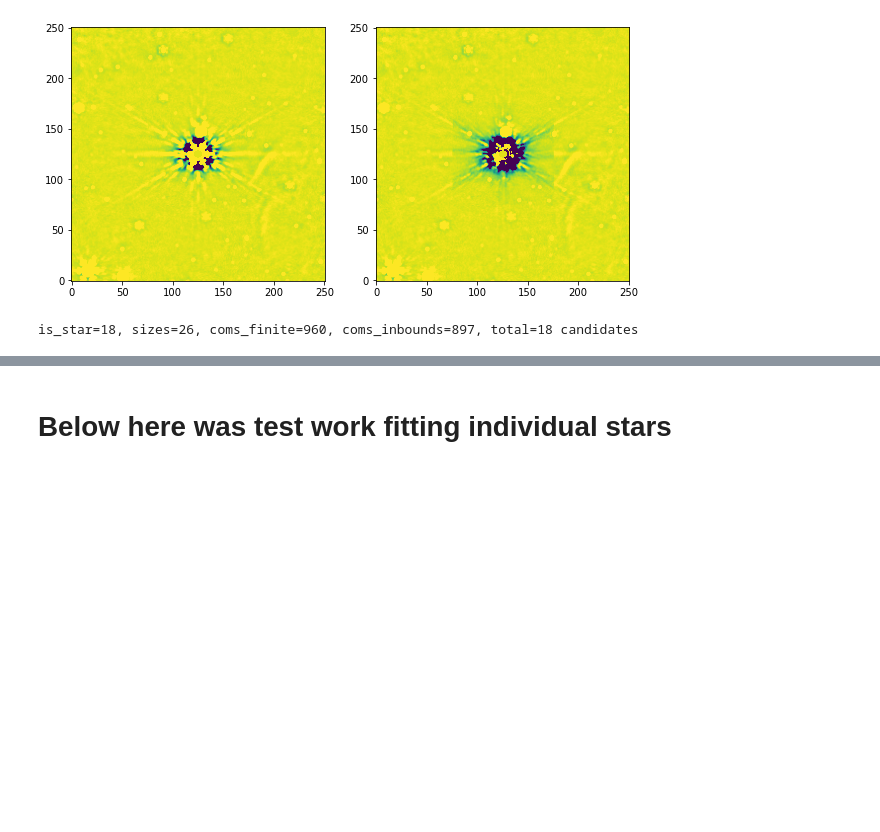
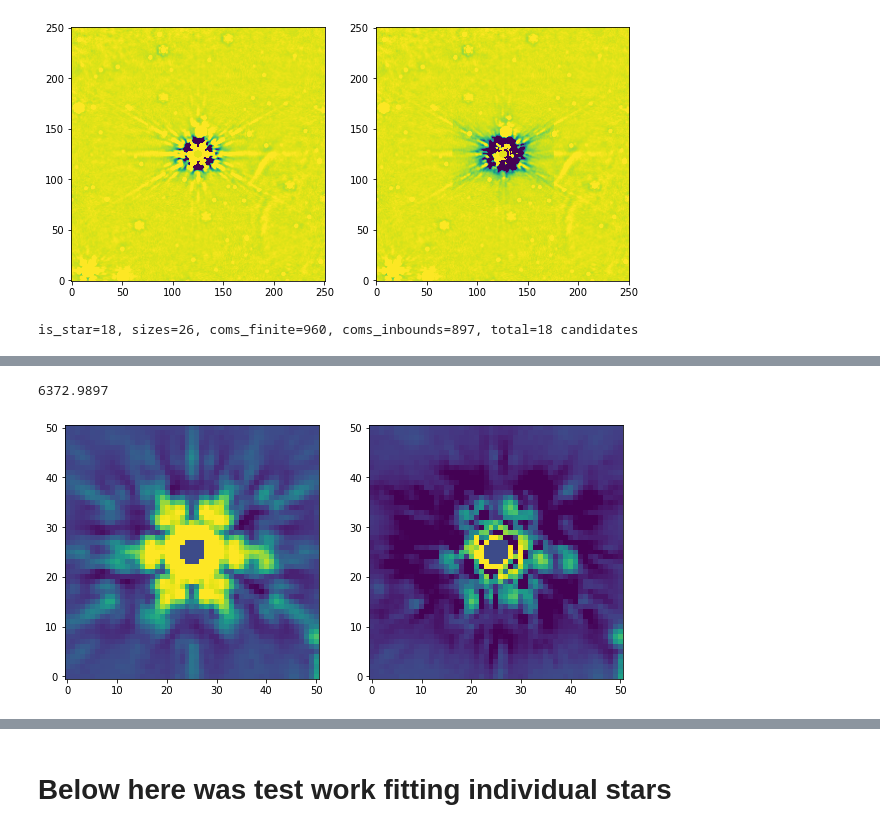
Before and after one commit to keflavich/JW0731_Carina, a Jupyter notebook: FitSaturatedStars.ipynb, the cells around one changed output, grey strips where cells are left out. Drawn from its saved outputs; the diff is of its cells as text; code cells hidden in the pictures; blank space fills up the shorter version.

```diff
--- a/FitSaturatedStars.ipynb
+++ b/FitSaturatedStars.ipynb
@@ -354,9 +357,9 @@ pl.subplot(1,2,2).imshow(resid[slc]*msk, origin='lower', norm=norm)
 # %%
-phot = BasicPSFPhotometry(finder=finder_maker(min_size=0, max_size=30),
+phot = BasicPSFPhotometry(finder=finder_maker(min_size=0, max_size=30, min_flux=1000),
                           group_maker=daogroup,
                           bkg_estimator=None, # must be none or it un-saturates pixels
                           psf_model=grid,
                           fitter=LevMarLSQFitter(),
                           fitshape=51,
                           aperture_radius=5*fwhm_pix)
-fourth_brightest_result = phot(third_brightest_resid, mask=data==0, )
+fourth_brightest_result = phot(third_brightest_resid, mask=ndimage.binary_dilation(data==0), )
@@ -382,10 +393,13 @@ data[slc][ndimage.binary_dilation(data[slc]==0, iterations=3)].sum()
 # %%
-star = fourth_brightest_stars[251]
+star = fourth_brightest_stars[15]
 
 pl.figure(figsize=(10,5))
 slc = star.slices
-norm = simple_norm(data[slc], stretch='asinh', max_percent=99.5, min_percent=0.01)
+norm = simple_norm(data[slc], stretch='asinh', max_percent=95., min_percent=0.01)
 msk = data[slc] != 0
 pl.subplot(1,2,1).imshow(data[slc]*msk, origin='lower', norm=norm)
 pl.subplot(1,2,2).imshow(resid[slc]*msk, origin='lower', norm=norm)
 data[slc][ndimage.binary_dilation(data[slc]==0, iterations=3)].sum()
+# %% [output]
+6372.9897
+[figure, added]
```
Also changed, not shown: parts of 7 cells of this notebook, 2 other files.
